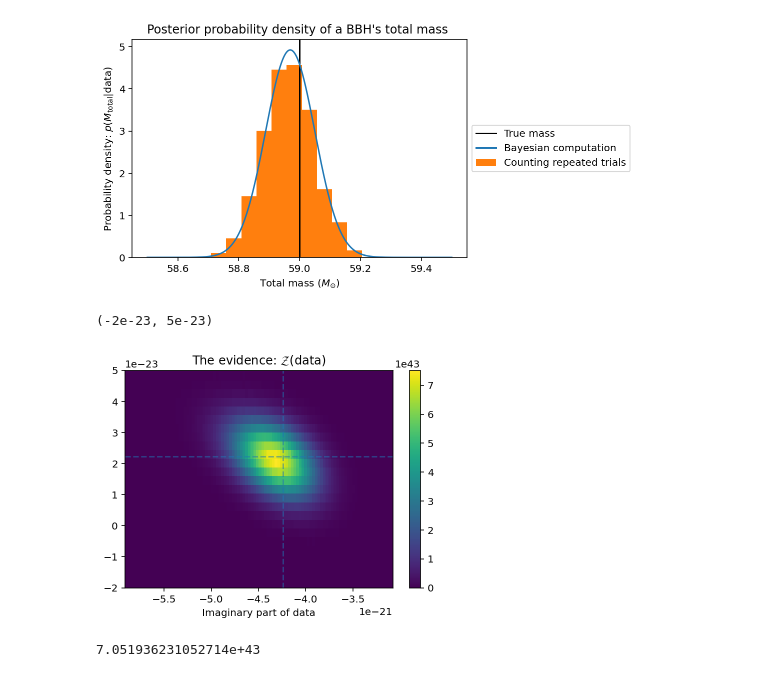
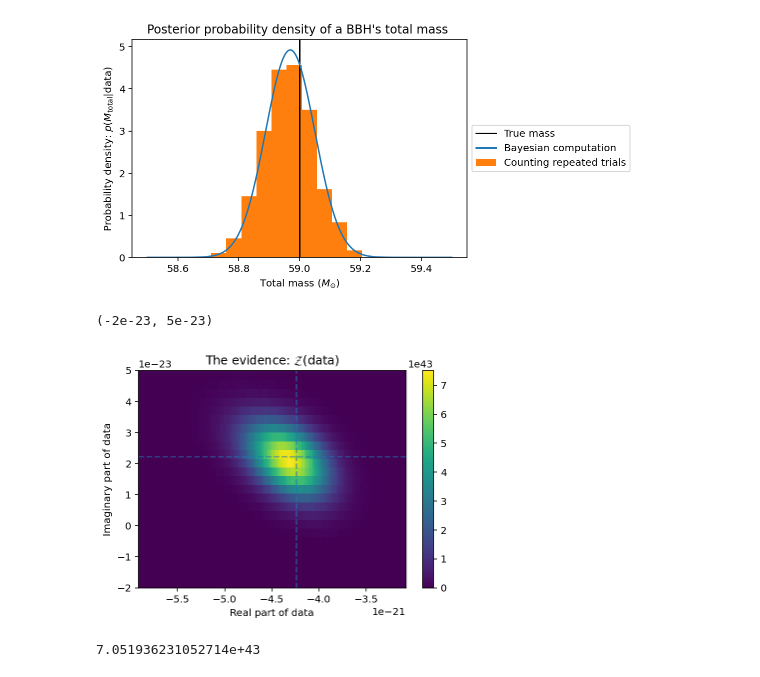
Before and after one commit to rory-smith/Lectures-on-inference-in-GW-astronomy, a Jupyter notebook: GW_data_in_a_toy_universe.ipynb, the cells around one changed output. Cells and saved outputs as stored; diff of their text form; code cells hidden in the pictures.

```diff
--- a/GW_data_in_a_toy_universe.ipynb
+++ b/GW_data_in_a_toy_universe.ipynb
@@ -324,16 +333,16 @@ plt.show()
 # %%
 ### Plot the evidence (probability density of the strain data) ##############
 plt.hist2d(np.real(strain_data), np.imag(strain_data),density=True,bins=100)
 plt.xlabel("Real part of data")
-plt.xlabel("Imaginary part of data")
+plt.ylabel("Imaginary part of data")
 plt.colorbar()
 plt.axvline(strain_data_new.real,alpha=0.5,linestyle='--')
 plt.axhline(strain_data_new.imag,alpha=0.5,linestyle='--')
 plt.title("The evidence: $\mathcal{Z}$(data)")
 plt.ylim(-2e-23,5e-23)
 # %% [output]
 (-2e-23, 5e-23)
-[figure, old version]
+[figure, new version]
 # %%
 np.exp(ln_evidence)
 # %% [output]
```
Also changed, not shown: parts of 5 cells of this notebook.
